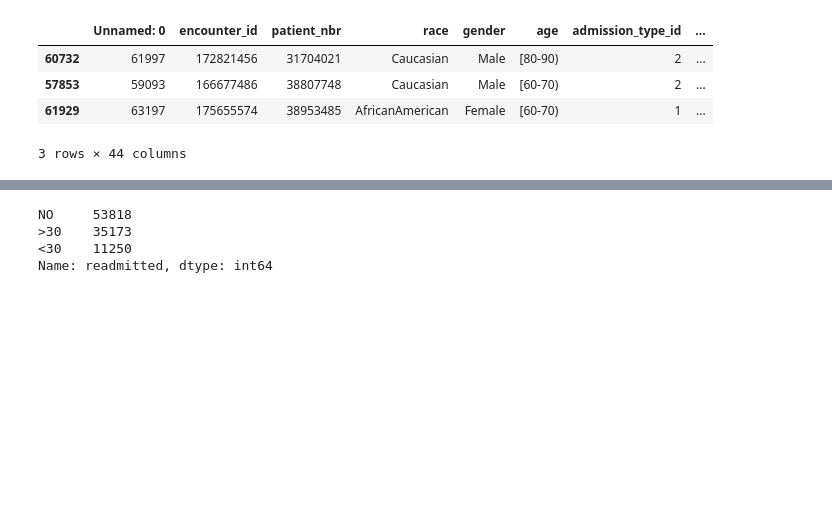
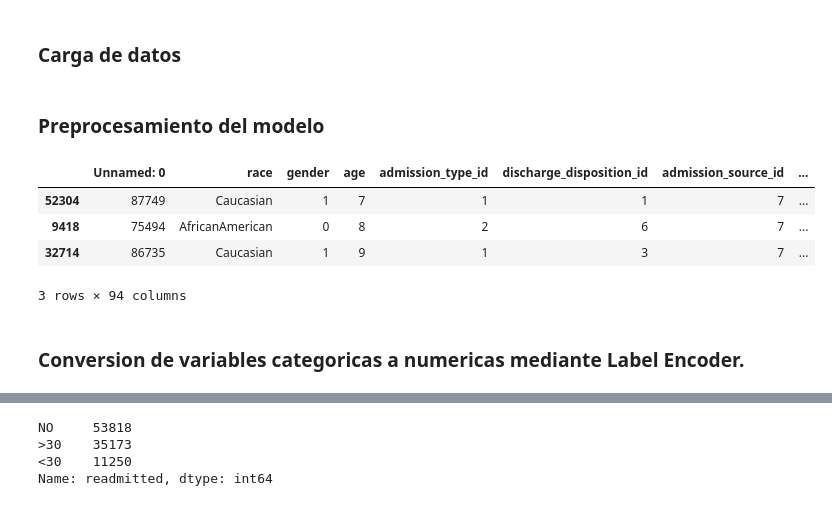
Before and after one commit to amrios80/parcial, a Jupyter notebook: parcial.ipynb, the cells around one changed output, grey strips where cells are left out. Drawn from its saved outputs; the diff is of its cells as text; code cells hidden in the pictures; blank space fills up the shorter version.

```diff
--- a/parcial.ipynb
+++ b/parcial.ipynb
@@ -3,11 +45,7 @@
+# %% [markdown]
+### Carga de datos
 # %%
-import pandas as pd
-url="https://raw.githubusercontent.com/amrios80/parcial/refs/heads/main/diabetes_data_complete.csv"
-df=pd.read_csv(url)
-df.sample(3)
+url="https://raw.githubusercontent.com/amrios80/parcial/refs/heads/main/diabetes_data_train.csv"
+diabetes_data =pd.read_csv(url)
-# %% [output]
-|  | Unnamed: 0 | encounter_id | patient_nbr | race | gender | age | admission_type_id | ... |
-| 60732 | 61997 | 172821456 | 31704021 | Caucasian | Male | [80-90) | 2 | ... |
-| 57853 | 59093 | 166677486 | 38807748 | Caucasian | Male | [60-70) | 2 | ... |
-| 61929 | 63197 | 175655574 | 38953485 | AfricanAmerican | Female | [60-70) | 1 | ... |
-3 rows × 44 columns
+# %% [markdown]
+### Preprocesamiento del modelo
@@ -13,0 +102,21 @@ df.sample(3)
+# %%
+diag_cluster('diag_1',diabetes_data)
+diag_cluster('diag_2',diabetes_data)
+diag_cluster('diag_3',diabetes_data)
+
+diabetes_data, cols_race = dummy_encoding('race', diabetes_data)
+diabetes_data, cols_diag_1 = dummy_encoding('diag_1', diabetes_data)
+diabetes_data, cols_diag_2 = dummy_encoding('diag_2', diabetes_data)
+diabetes_data, cols_diag_3 = dummy_encoding('diag_3', diabetes_data)
+
+extra_cols = list(cols_race)+list(cols_diag_1)+list(cols_diag_2)+list(cols_diag_3)
+# %%
+diabetes_data.sample(3)
+# %% [output]
+|  | Unnamed: 0 | race | gender | age | admission_type_id | discharge_disposition_id | admission_source_id | ... |
+| 52304 | 87749 | Caucasian | 1 | 7 | 1 | 1 | 7 | ... |
+| 9418 | 75494 | AfricanAmerican | 0 | 8 | 2 | 6 | 7 | ... |
+| 32714 | 86735 | Caucasian | 1 | 9 | 1 | 3 | 7 | ... |
+3 rows × 94 columns
+# %% [markdown]
+### Conversion de variables categoricas a numericas mediante Label Encoder.
```
Also changed, not shown: parts of 11 cells of this notebook.
